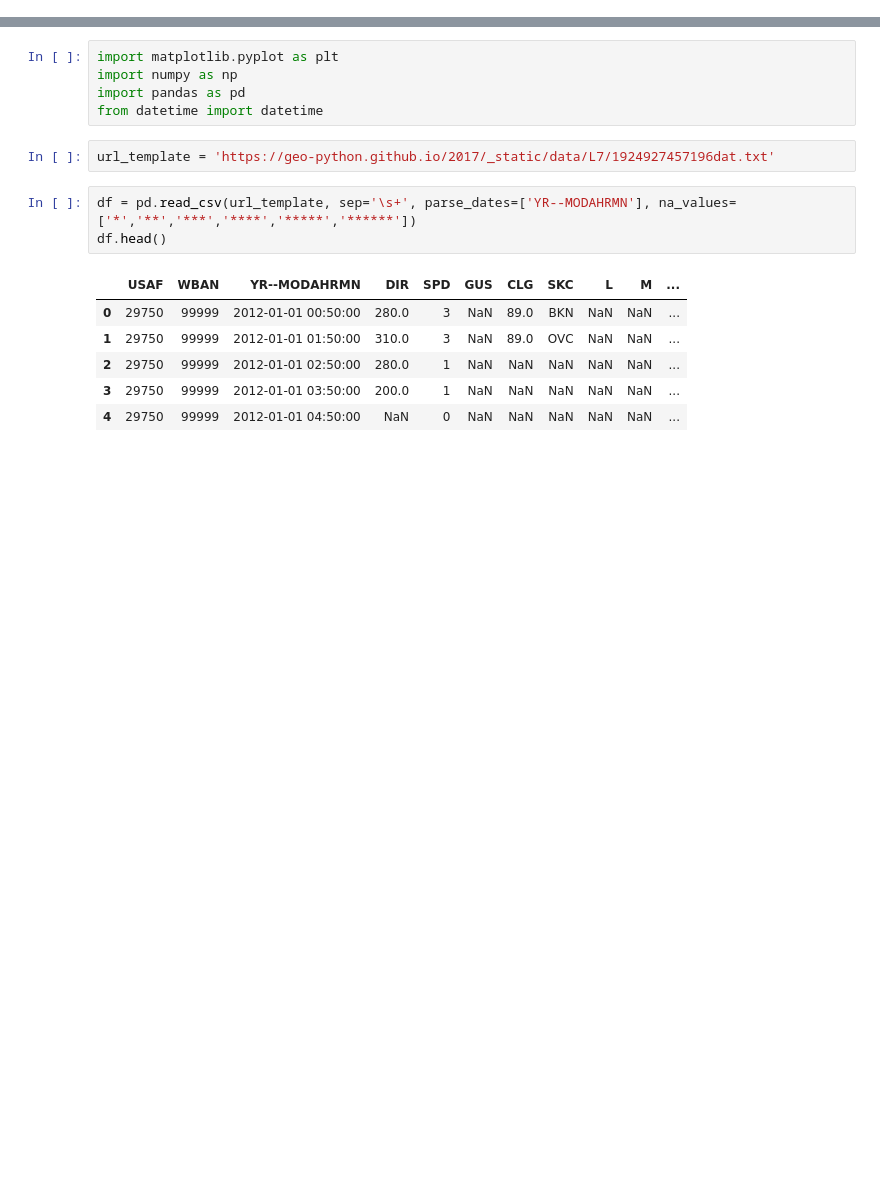
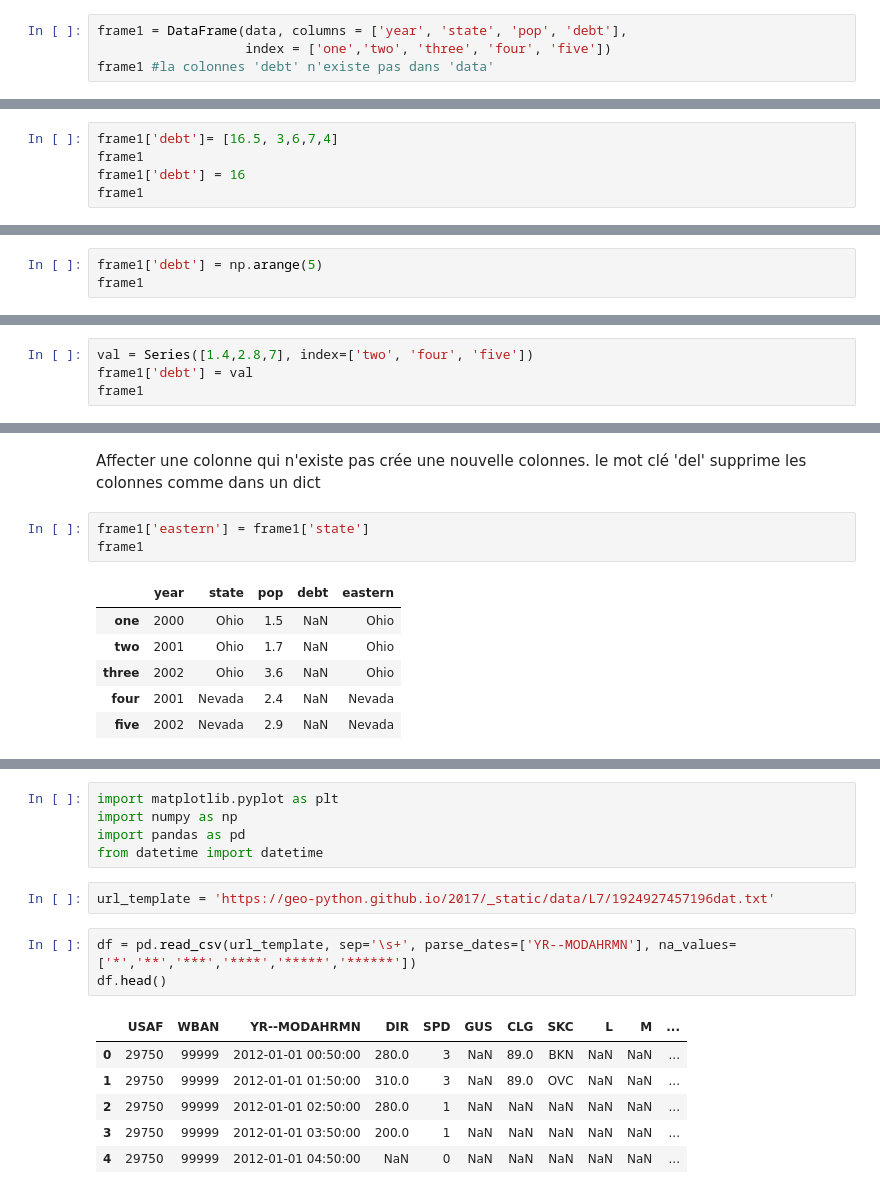
Before and after one commit to dikocy/document_GIT, a Jupyter notebook: Doc_python/pandas-cookbook/cookbook/Chapter 0.ipynb, the cells around one changed output, grey strips where cells are left out. Cells and saved outputs as stored; diff of their text form; blank space fills up the shorter version.

```diff
--- a/Doc_python/pandas-cookbook/cookbook/Chapter 0.ipynb
+++ b/Doc_python/pandas-cookbook/cookbook/Chapter 0.ipynb
@@ -0,0 +207,4 @@
+# %%
+frame1 = DataFrame(data, columns = ['year', 'state', 'pop', 'debt'],
+                   index = ['one','two', 'three', 'four', 'five'])
+frame1 #la colonnes 'debt' n'existe pas dans 'data'
@@ -0,0 +223,5 @@
+# %%
+frame1['debt']= [16.5, 3,6,7,4]
+frame1
+frame1['debt'] = 16
+frame1
@@ -0,0 +235,3 @@
+# %%
+frame1['debt'] = np.arange(5)
+frame1
@@ -0,0 +248,4 @@
+# %%
+val = Series([1.4,2.8,7], index=['two', 'four', 'five'])
+frame1['debt'] = val
+frame1
@@ -0,0 +259,12 @@
+# %% [markdown]
+Affecter une colonne qui n'existe pas crée une nouvelle colonnes. le mot clé 'del' supprime les colonnes comme dans un dict
+# %%
+frame1['eastern'] = frame1['state']
+frame1
+# %% [output]
+|  | year | state | pop | debt | eastern |
+| one | 2000 | Ohio | 1.5 | NaN | Ohio |
+| two | 2001 | Ohio | 1.7 | NaN | Ohio |
+| three | 2002 | Ohio | 3.6 | NaN | Ohio |
+| four | 2001 | Nevada | 2.4 | NaN | Nevada |
+| five | 2002 | Nevada | 2.9 | NaN | Nevada |
```
Also changed, not shown: parts of 47 cells of this notebook, 2 other files.
